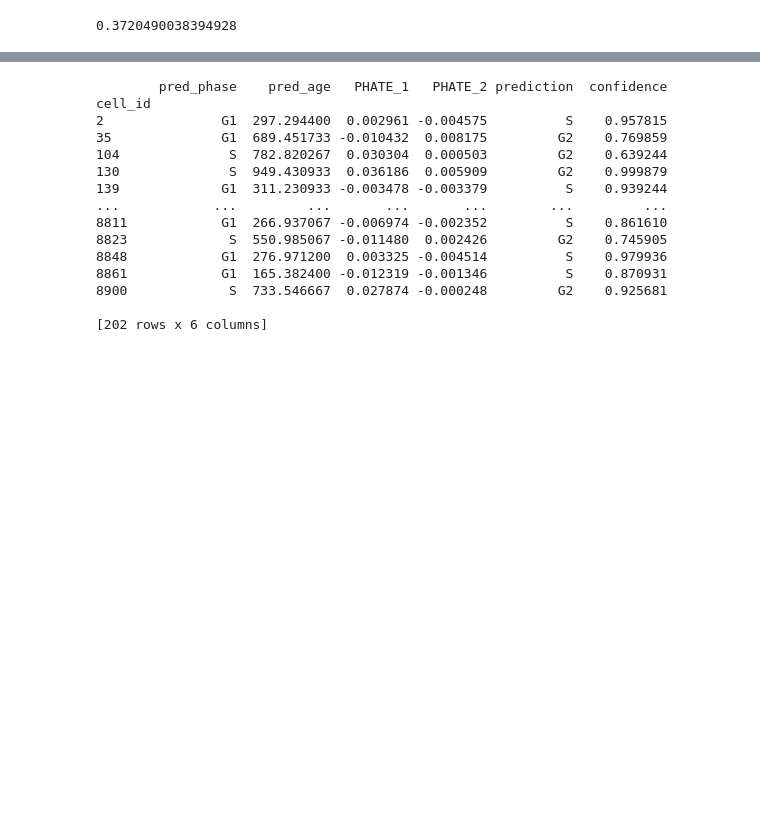
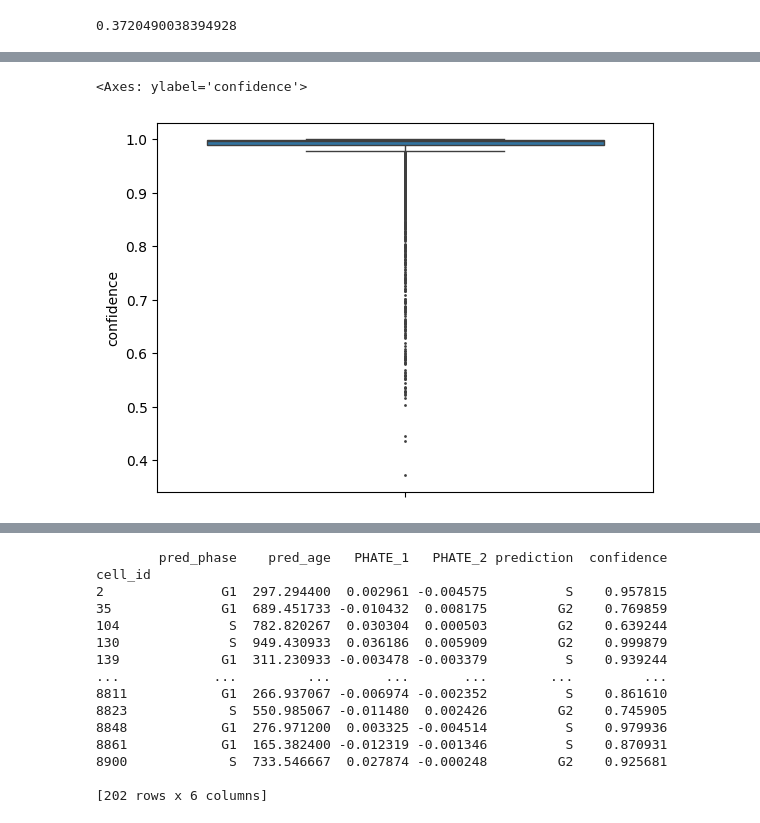
Before and after one commit to omar-merhebi/CycleNet, a Jupyter notebook: notebooks/cell_label_correction.ipynb, the cells around one changed output, grey strips where cells are left out. Drawn from its saved outputs; the diff is of its cells as text; code cells hidden in the pictures; blank space fills up the shorter version.

```diff
--- a/notebooks/cell_label_correction.ipynb
+++ b/notebooks/cell_label_correction.ipynb
@@ -126,0 +143,6 @@ min(phate_w_preds['confidence'])
+# %%
+# As a boxplot
+sns.boxplot(conf_corr, fliersize=1)
+# %% [output]
+<Axes: ylabel='confidence'>
+[figure, added]
```
Also changed, not shown: parts of 5 cells of this notebook, 9 other files.
